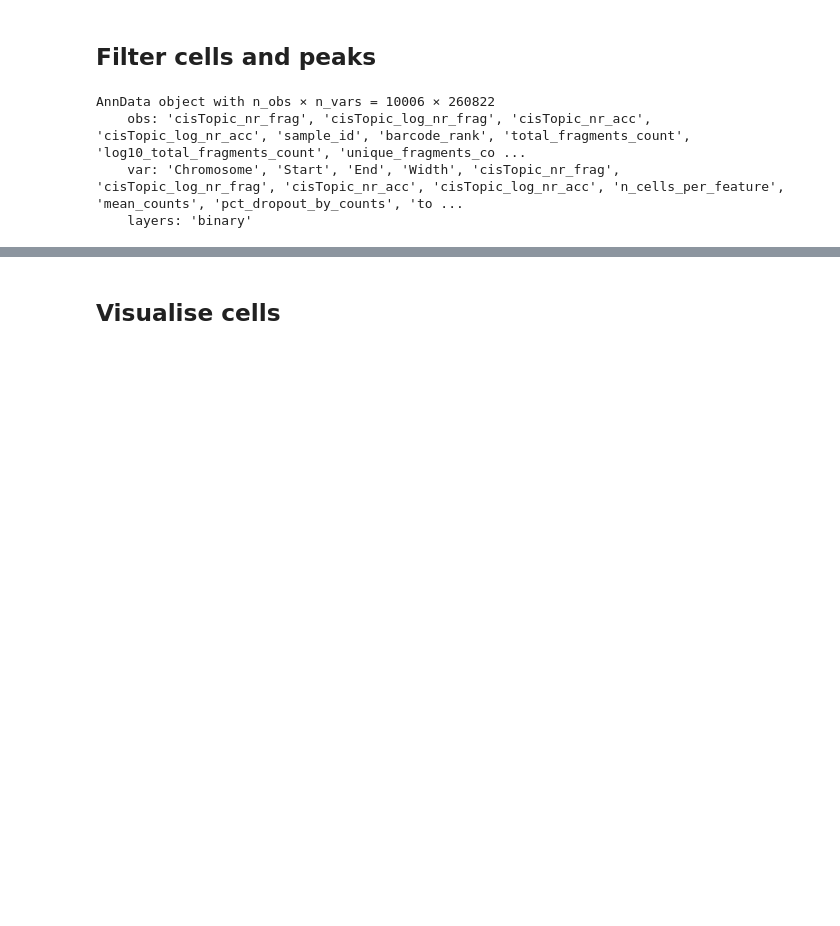
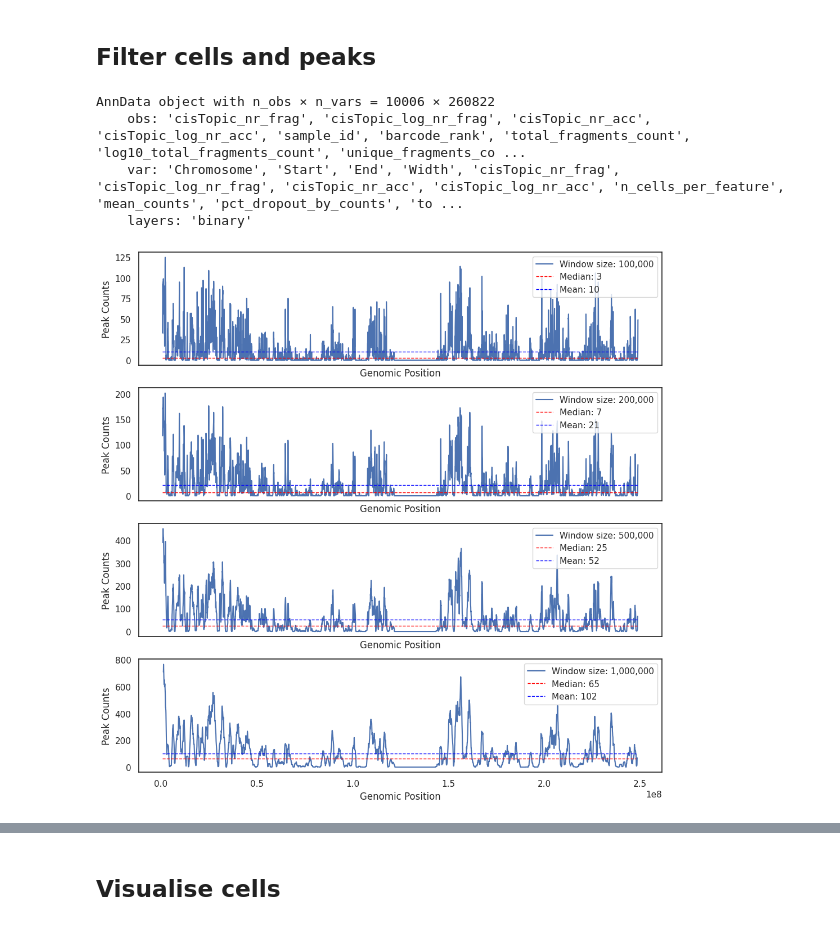
Before and after one commit to Claptar/peak2vec, a Jupyter notebook: notebooks/eda.ipynb, the cells around one changed output, grey strips where cells are left out. Saved outputs shown, nothing was run; the diff lists cells and outputs as text; code cells hidden in the pictures; blank space fills up the shorter version.

```diff
--- a/notebooks/eda.ipynb
+++ b/notebooks/eda.ipynb
@@ -114,3 +194,43 @@ AnnData object with n_obs × n_vars = 10006 × 260822
     obs: 'cisTopic_nr_frag', 'cisTopic_log_nr_frag', 'cisTopic_nr_acc', 'cisTopic_log_nr_acc', 'sample_id', 'barcode_rank', 'total_fragments_count', 'log10_total_fragments_count', 'unique_fragments_co ...
     var: 'Chromosome', 'Start', 'End', 'Width', 'cisTopic_nr_frag', 'cisTopic_log_nr_frag', 'cisTopic_nr_acc', 'cisTopic_log_nr_acc', 'n_cells_per_feature', 'mean_counts', 'pct_dropout_by_counts', 'to ...
     layers: 'binary'
+# %%
+chr_num = "chr1"
+step_size = 50_000
+window_sizes = [100_000, 200_000, 500_000, 1_000_000]
+
+fig, ax = plt.subplots(
+    len(window_sizes), 1, figsize=(12, 3 * len(window_sizes)), sharex=True
+)
+
+for ax, window_size in zip(ax.flatten(), window_sizes):
+    window_starts, counts = compute_peak_counts(adata, chr_num, window_size, step_size)
+    median = np.median(counts)
+    mean = np.mean(counts)
+    ax.plot(
+        window_starts + window_size // 2, counts, label=f"Window size: {window_size:,}"
+    )
+    ax.hlines(
+        median,
+        xmin=window_starts.min(),
+        xmax=window_starts.max(),
+        color="red",
+        linestyle="dashed",
+        linewidth=1,
+        label=f"Median: {median:.0f}",
+    )
+    ax.hlines(
+        mean,
+        xmin=window_starts.min(),
+        xmax=window_starts.max(),
+        color="blue",
+        linestyle="dashed",
+        linewidth=1,
+        label=f"Mean: {mean:.0f}",
+    )
+    ax.set_xlabel("Genomic Position")
+    # ax.set_title(f"Peak counts on {chr_num} with window size {window_size}")
+    ax.set_ylabel("Peak Counts")
+    ax.legend()
+# %% [output]
+[figure, added]
```
Also changed, not shown: parts of 13 cells of this notebook.
